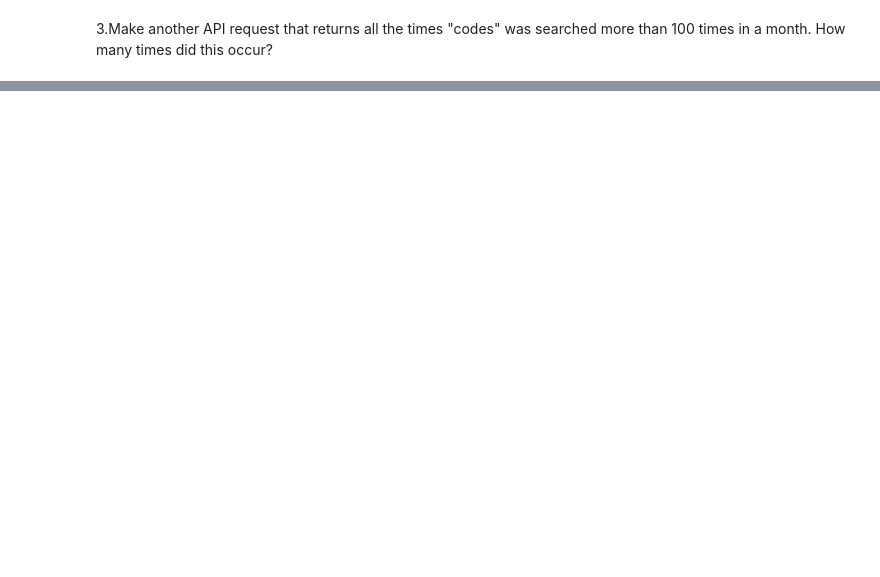
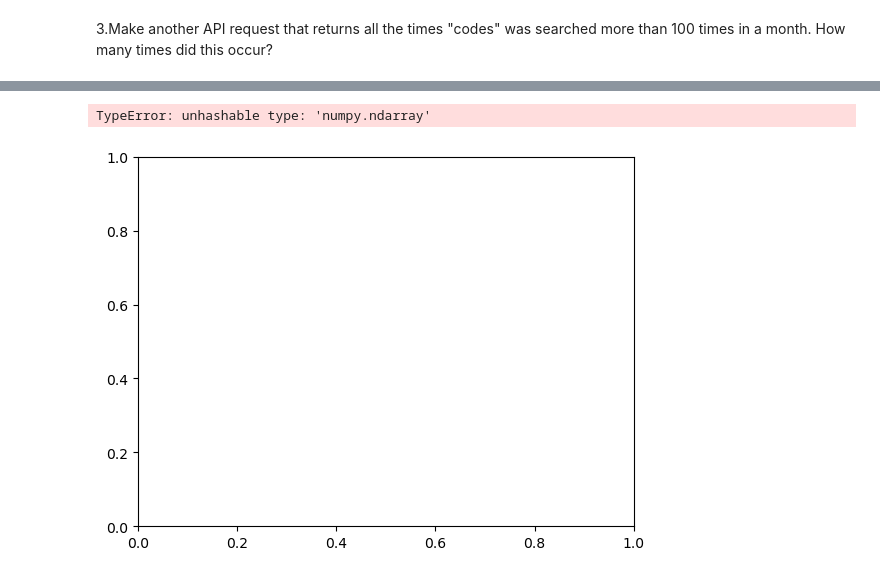
Before and after one commit to CaitlinC91/socrata_api-CaitlinC91, a Jupyter notebook: socrata.ipynb, the cells around one changed output, grey strips where cells are left out. Saved outputs shown, nothing was run; the diff lists cells and outputs as text; code cells hidden in the pictures; blank space fills up the shorter version.

```diff
--- a/socrata.ipynb
+++ b/socrata.ipynb
@@ -130,0 +142,5 @@ len(codes_over_100)
+# %%
+endpoint4 = 'https://data.nashville.gov/resource/fuaa-r5cm.json?$limit=50000'
+
+response4 = requests.get(endpoint4)
+response4
@@ -130,0 +149,3 @@ len(codes_over_100)
+# %%
+res4 = response4.json()
+maps_query = pd.DataFrame(res4)
@@ -130,0 +167,8 @@ len(codes_over_100)
+# %%
+maps_query['query_count'] = pd.to_numeric(maps_query['query_count'])
+#maps_query['year'] = maps_query['year'].astype(datetime)
+# %%
+plt.plot(maps_query)
+# %% [output]
+TypeError: unhashable type: 'numpy.ndarray'
+[figure, added]
```
Also changed, not shown: parts of 13 cells of this notebook.
